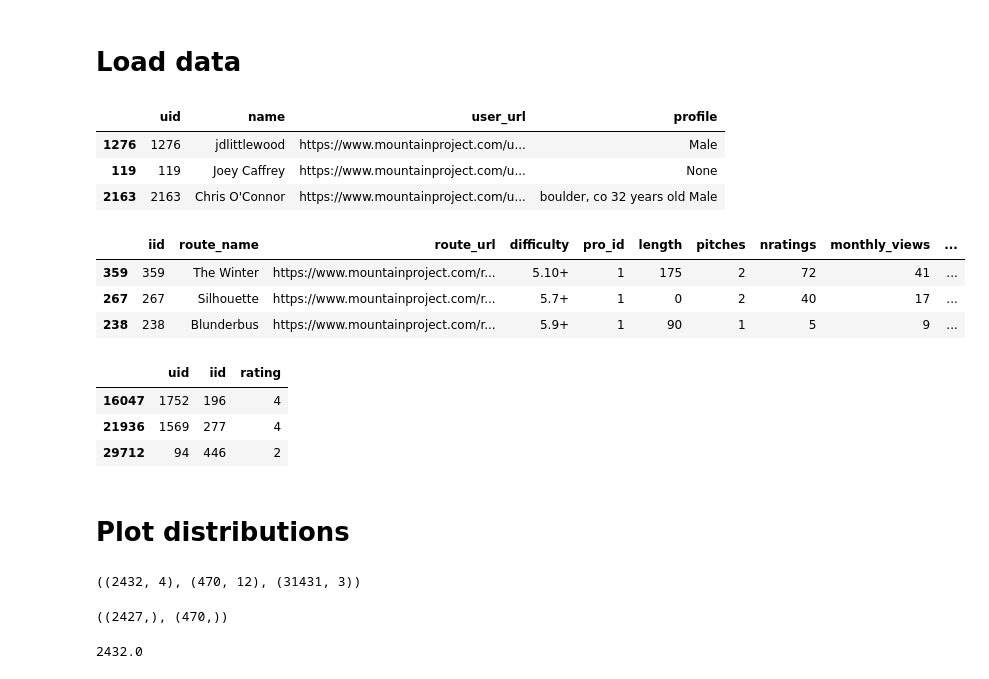
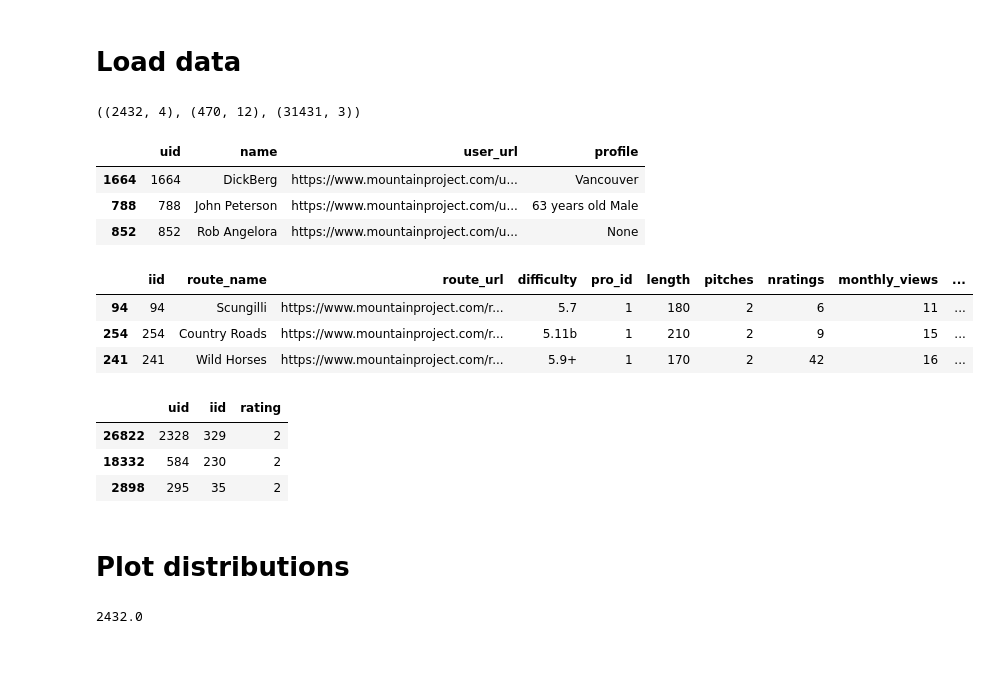
Before and after one commit to benjaminlackey/datascience, a Jupyter notebook: MountainProject/src/PlotData.ipynb, the cells around one changed output. Saved outputs shown, nothing was run; the diff lists cells and outputs as text; code cells hidden in the pictures.

```diff
--- a/MountainProject/src/PlotData.ipynb
+++ b/MountainProject/src/PlotData.ipynb
@@ -30,33 +30,29 @@ ON items.pro_id = pro.id
 
 # Ratings of each route
 df_ratings = pd.read_sql('SELECT * FROM ratings', conn)
+# %%
+df_users.shape, df_items.shape, df_ratings.shape
+# %% [output]
+((2432, 4), (470, 12), (31431, 3))
 # %%
 display(df_users.sample(3).style.format(util.make_clickable, subset=['user_url']))
-display(df_items.drop('description', axis=1).sample(3).style.format(util.make_clickable, subset=['route_url']))
+display(df_items.sample(3).drop('description', axis=1).style.format(util.make_clickable, subset=['route_url']))
 display(df_ratings.sample(3))
 # %% [output]
 |  | uid | name | user_url | profile |
-| 1276 | 1276 | jdlittlewood | https://www.mountainproject.com/u... | Male |
-| 119 | 119 | Joey Caffrey | https://www.mountainproject.com/u... | None |
-| 2163 | 2163 | Chris O'Connor | https://www.mountainproject.com/u... | boulder, co 32 years old Male |
+| 1664 | 1664 | DickBerg | https://www.mountainproject.com/u... | Vancouver |
+| 788 | 788 | John Peterson | https://www.mountainproject.com/u... | 63 years old Male |
+| 852 | 852 | Rob Angelora | https://www.mountainproject.com/u... | None |
 |  | iid | route_name | route_url | difficulty | pro_id | length | pitches | nratings | monthly_views | ... |
-| 359 | 359 | The Winter | https://www.mountainproject.com/r... | 5.10+ | 1 | 175 | 2 | 72 | 41 | ... |
-| 267 | 267 | Silhouette | https://www.mountainproject.com/r... | 5.7+ | 1 | 0 | 2 | 40 | 17 | ... |
-| 238 | 238 | Blunderbus | https://www.mountainproject.com/r... | 5.9+ | 1 | 90 | 1 | 5 | 9 | ... |
+| 94 | 94 | Scungilli | https://www.mountainproject.com/r... | 5.7 | 1 | 180 | 2 | 6 | 11 | ... |
+| 254 | 254 | Country Roads | https://www.mountainproject.com/r... | 5.11b | 1 | 210 | 2 | 9 | 15 | ... |
+| 241 | 241 | Wild Horses | https://www.mountainproject.com/r... | 5.9+ | 1 | 170 | 2 | 42 | 16 | ... |
 |  | uid | iid | rating |
-| 16047 | 1752 | 196 | 4 |
-| 21936 | 1569 | 277 | 4 |
-| 29712 | 94 | 446 | 2 |
+| 26822 | 2328 | 329 | 2 |
+| 18332 | 584 | 230 | 2 |
+| 2898 | 295 | 35 | 2 |
 # %% [markdown]
 # Plot distributions
-# %%
-df_users.shape, df_items.shape, df_ratings.shape
-# %% [output]
-((2432, 4), (470, 12), (31431, 3))
-# %%
-df_users['name'].unique().shape, df_items['route_name'].unique().shape
-# %% [output]
-((2427,), (470,))
 # %%
 grouped = df_ratings.groupby('uid')
 ratings_per_climber = grouped.size().values
```
Also changed, not shown: parts of 1 cell of this notebook, 2 other files.
